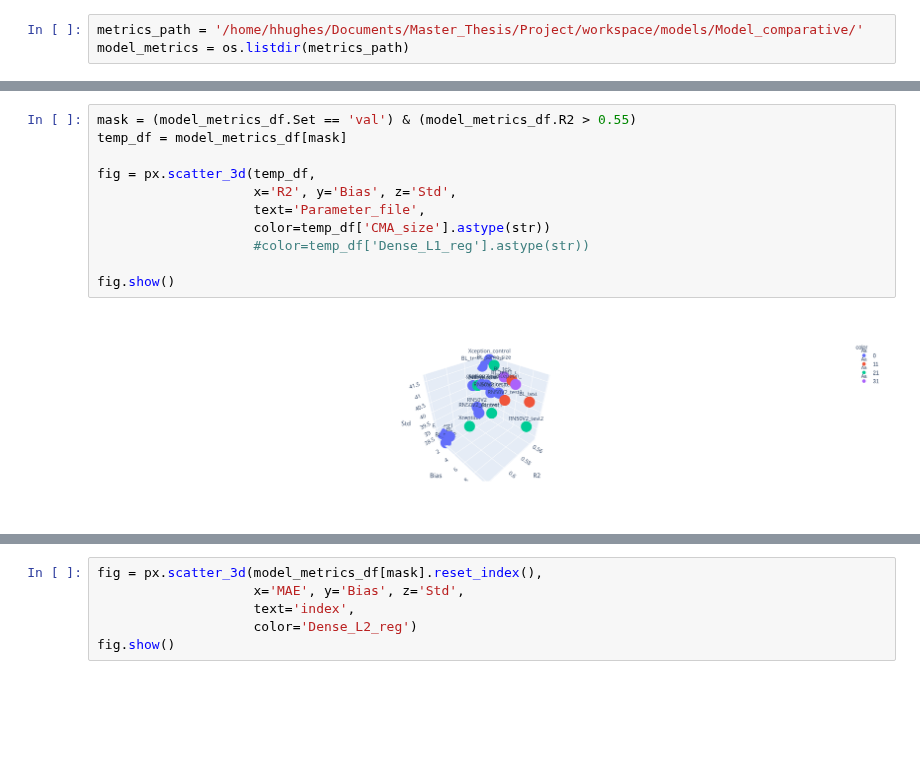
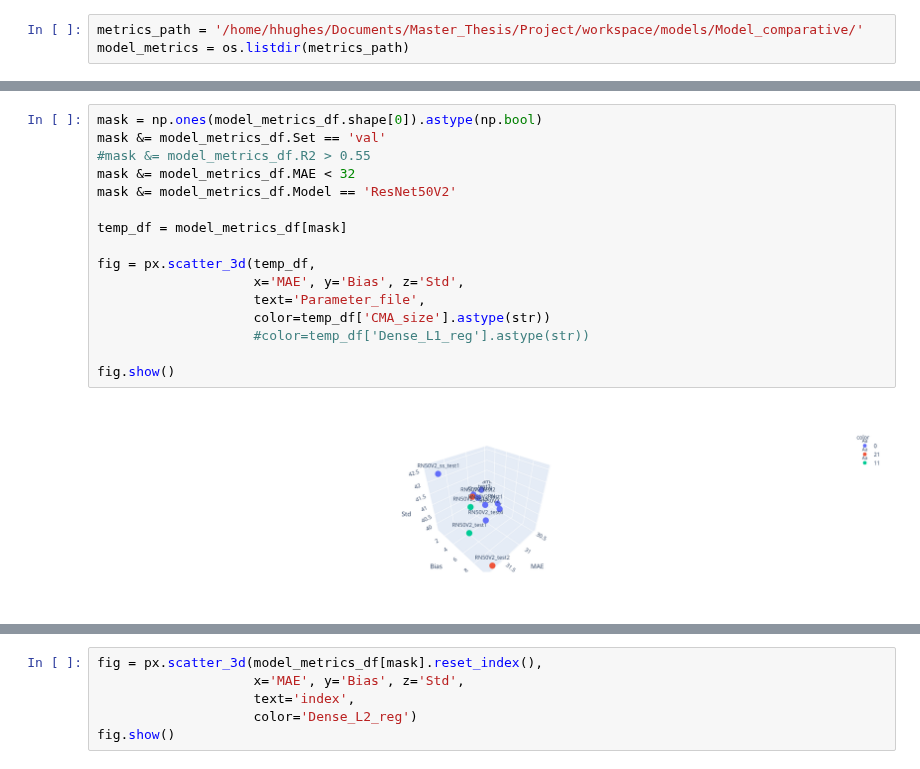
Before and after one commit to andresbecker/master_thesis, a Jupyter notebook: workspace/notebooks/Model_Selection.ipynb, the cells around one changed output, grey strips where cells are left out. Drawn from its saved outputs; the diff is of its cells as text; blank space fills up the shorter version.

```diff
--- a/workspace/notebooks/Model_Selection.ipynb
+++ b/workspace/notebooks/Model_Selection.ipynb
@@ -77,16 +80,21 @@ model_metrics_df[mask].sort_values(by=['MAE', 'Bias', 'Std'])
 # %%
-mask = (model_metrics_df.Set == 'val') & (model_metrics_df.R2 > 0.55)
+mask = np.ones(model_metrics_df.shape[0]).astype(np.bool)
+mask &= model_metrics_df.Set == 'val'
+#mask &= model_metrics_df.R2 > 0.55
+mask &= model_metrics_df.MAE < 32
+mask &= model_metrics_df.Model == 'ResNet50V2'
+
 temp_df = model_metrics_df[mask]
 
 fig = px.scatter_3d(temp_df,
-                    x='R2', y='Bias', z='Std',
+                    x='MAE', y='Bias', z='Std',
                     text='Parameter_file',
                     color=temp_df['CMA_size'].astype(str))
                     #color=temp_df['Dense_L1_reg'].astype(str))
 
 fig.show()
 # %% [output]
-[figure, old version]
+[figure, new version]
 # %%
 mask = (model_metrics_df.Set == 'val') & (model_metrics_df.MAE < 32)
 temp_df = model_metrics_df[mask]
```
Also changed, not shown: parts of 5 cells of this notebook.
